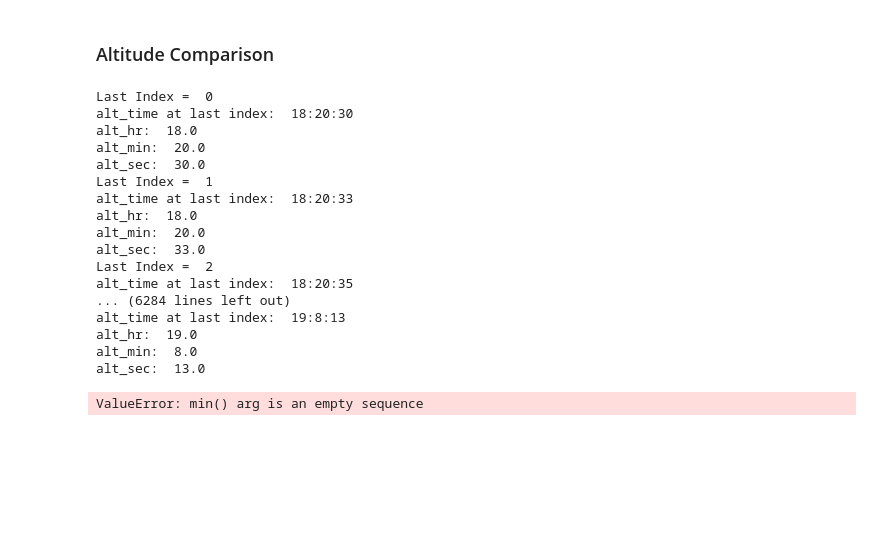
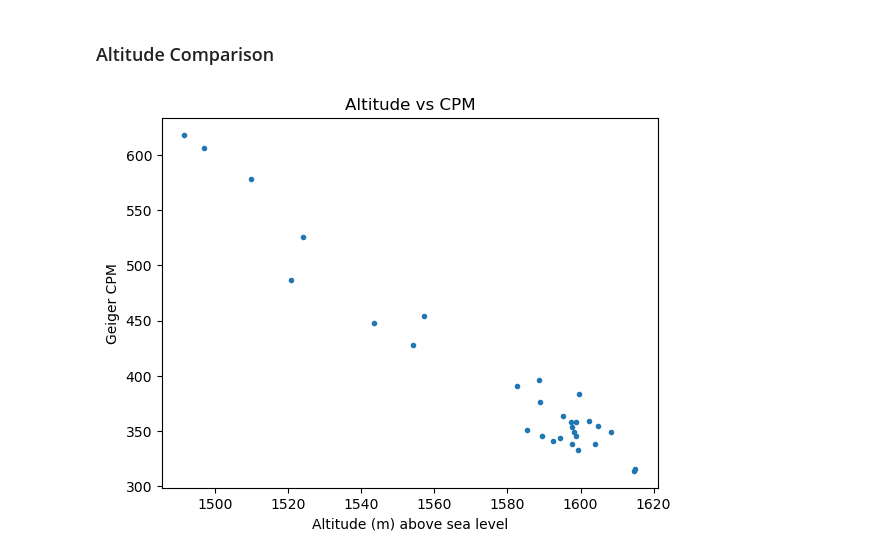
Before and after one commit to Slickpic1/PH336, a Jupyter notebook: Jupyter Files/FinalProject/FinalProject.ipynb, the cells around one changed output. Saved outputs shown, nothing was run; the diff lists cells and outputs as text; code cells hidden in the pictures; blank space fills up the shorter version.

```diff
--- a/Jupyter Files/FinalProject/FinalProject.ipynb
+++ b/Jupyter Files/FinalProject/FinalProject.ipynb
@@ -493,7 +493,7 @@ def match_data_times(geiger_list,alt_list):
     # to our geiger time value by +/- a tolerance
 
     matching_alt_list = []
-    last_index = 0
+
 
     for time in geiger_time:
         #Split time into H,M,S
@@ -501,21 +501,27 @@ def match_data_times(geiger_list,alt_list):
         geiger_min = int(time.split(":")[1])
         geiger_sec = int(time.split(":")[2])
 
+        #Debug info
+        #print("Geiger_hr: ",geiger_hr)
+        #print("Geiger_min: ",geiger_min)
+        #print("Geiger_sec: ",geiger_sec)
+
         #Create dictionary for difference values
         diff_vals = []
         diff_vals_dict = {}
 
         found_match = False
         found_one_match = False
+        last_index = 0
+
         while(found_match != True and last_index < len(alt_time)):
 
             #Debug Stuff
-            print("Last Index = ",last_index)
-            print("alt_time at last index: ",alt_time[last_index])
-            print("alt_hr: ",  int(alt_time[last_index].split(":")[0]))
-            print("alt_min: ", int(alt_time[last_index].split(":")[1]))
-            print("alt_sec: ", int(alt_time[last_index].split(":")[2]))
-
+            #print("Last Index = ",last_index)
+            #print("alt_time at last index: ",alt_time[last_index])
+            #print("alt_hr: ",  int(alt_time[last_index].split(":")[0]))
+            #print("alt_min: ", int(alt_time[last_index].split(":")[1]))
+            #print("alt_sec: ", int(alt_time[last_index].split(":")[2]))
 
             #Split alt time into values
             alt_hr =  int(alt_time[last_index].split(":")[0])
@@ -528,63 +534,67 @@ def match_data_times(geiger_list,alt_list):
                 diff_vals_dict[str(abs(geiger_sec-alt_sec))] = alt_time[last_index]
                 found_one_match = True
 
+
             elif (geiger_hr == alt_hr):
                 if (found_one_match):
                     found_match = True
+                    #print("Match Found!")
+
+
 
             last_index += 1
 
-        #Find the minimum of the different values
-        min_value = str(min(diff_vals))
-        min_value_time = diff_vals_dict[min_value]
+        #Debug stuff
+        #print("Len of diff_vals: ",len(diff_vals))
 
-        #Find the altitude data associated with the alt_time
-        min_alt_data = alt_dict[min_value_time]
+        if (len(diff_vals) > 0):
+            #Find the minimum of the different values
+            min_value = str(min(diff_vals))
+            min_value_time = diff_vals_dict[min_value]
 
-        #Add min_alt_data to matching_alt_list
-        matching_alt_list.append(float(min_alt_data))
+            #Find the altitude data associated with the alt_time
+            min_alt_data = alt_dict[min_value_time]
 
-    return matching_alt_list
+            #Add min_alt_data to matching_alt_list
+            matching_alt_list.append(float(min_alt_data))
+
+    return geiger_data,matching_alt_list
 
 def max_altitude(mod_alt_list):
     #Depracated function
     altitude = []
     for stuff in mod_alt_list:
         altitude.append(stuff[1])
 
     print("Max height: ",max(altitude))
+
+def plot_data(geiger_data,alt_data):
+    plt.plot(alt_data,geiger_data,'.')
+    plt.title("Altitude vs CPM")
+    plt.ylabel("Geiger CPM")
+    plt.xlabel("Altitude (m) above sea level")
+    plt.plot()
 
 def main3():
     #Create compound list of the geiger counter values at specific times
     compound_geiger_list = read_alt_geiger_data("geiger_altitude_data_copy.csv")
     mod_geiger_list = parse_geiger_data(compound_geiger_list)
 
     #Create compound list of altitude at given times
     compound_alt_list = read_altitude_data("GPSLOG00 copy.txt")
     mod_alt_list = parse_altitude_list(compound_alt_list)
 
     #Match data to each other
-    match_data_times(mod_geiger_list,mod_alt_list)
+    geiger_data,alt_data = match_data_times(mod_geiger_list,mod_alt_list)
+
+    plot_data(geiger_data,alt_data)
+
+    #Debug info
+    #print("Length of geiger_data: ",len(geiger_data))
+    #print("Length of alt data: ",len(alt_data))
 
     return
 
 main3()
 # %% [output]
-Last Index =  0
-alt_time at last index:  18:20:30
-alt_hr:  18.0
-alt_min:  20.0
-alt_sec:  30.0
-Last Index =  1
-alt_time at last index:  18:20:33
-alt_hr:  18.0
-alt_min:  20.0
-alt_sec:  33.0
-Last Index =  2
-alt_time at last index:  18:20:35
-... (6284 lines left out)
-alt_time at last index:  19:8:13
-alt_hr:  19.0
-alt_min:  8.0
-alt_sec:  13.0
-ValueError: min() arg is an empty sequence
+[figure, added]
```
